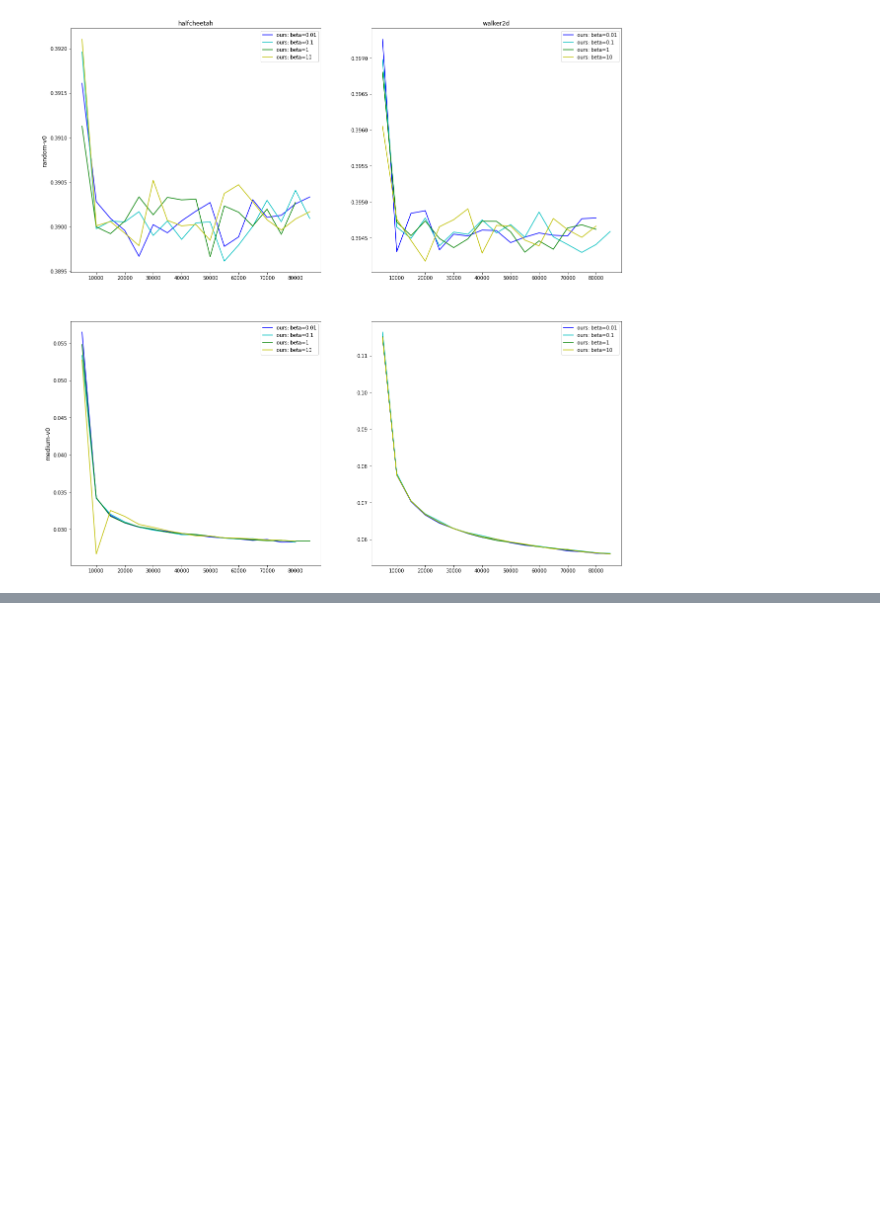
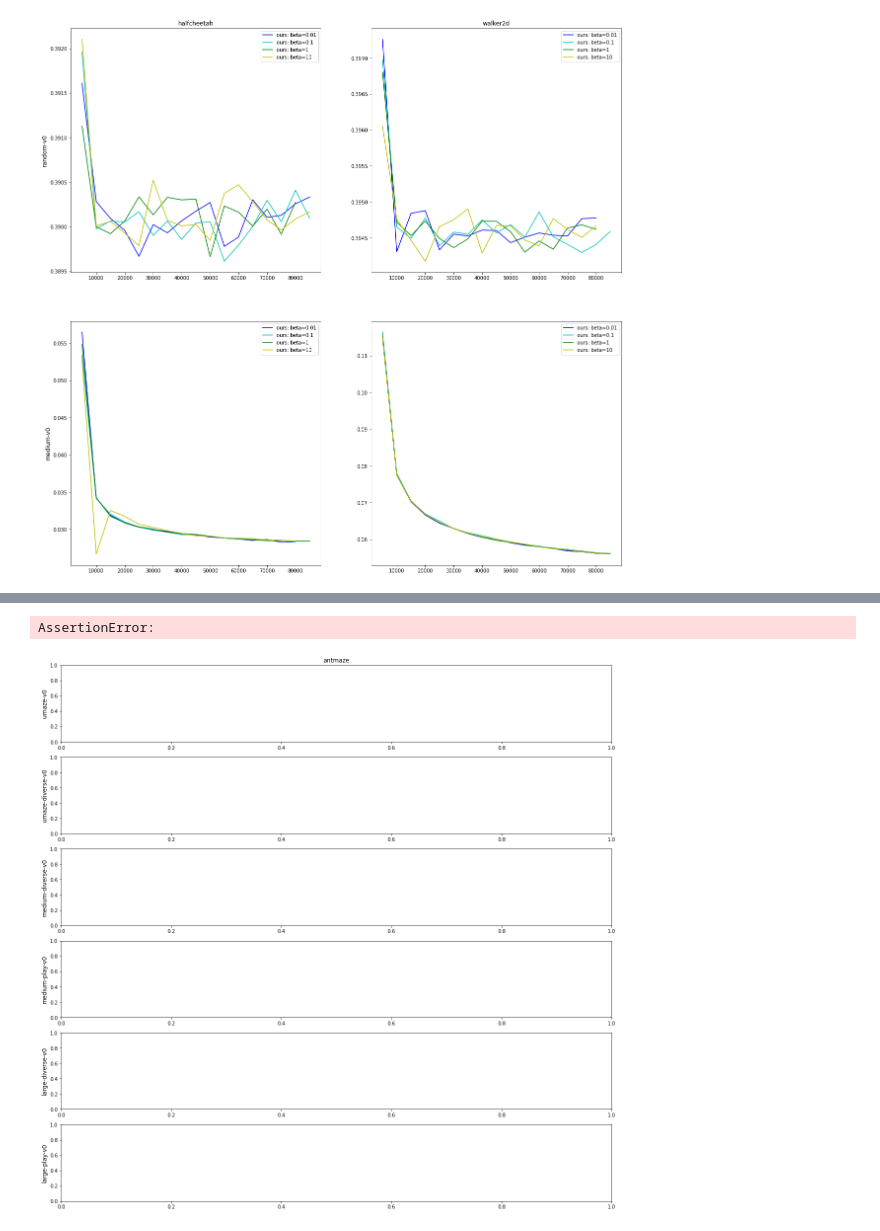
Before and after one commit to kiran-ganeshan/latent-actions, a Jupyter notebook: plotting.ipynb, the cells around one changed output, grey strips where cells are left out. Saved outputs shown, nothing was run; the diff lists cells and outputs as text; code cells hidden in the pictures; blank space fills up the shorter version.

```diff
--- a/plotting.ipynb
+++ b/plotting.ipynb
@@ -36,10 +36,17 @@ def show_programs_and_envs(item,
                            colors=default_colors,
                            aux=None):
     fig, axes = plt.subplots(ncols=len(envs), nrows=len(datasets), figsize=(20, 20))
-    for ax, col in zip(axes[0], envs):
-        ax.set_title(col)
-    for ax, row in zip(axes[:,0], datasets):
-        ax.set_ylabel(row, size='large')
+    if len(envs) > 1:
+        for ax, col in zip(axes[0], envs):
+            ax.set_title(col)
+    else:
+        axes[0].set_title(envs[0])
+    if len(envs) > 1:
+        for ax, row in zip(axes[:,0], datasets):
+            ax.set_ylabel(row, size='large')
+    else:
+        for ax, row in zip(axes, datasets):
+            ax.set_ylabel(row, size='large')
     assert len(colors) >= len(programs)
     for i, env in enumerate(envs):
         for j, dataset in enumerate(datasets):
@@ -216,0 +227,7 @@ plt.scatter(latents[0, -1, :, 0], latents[0, -1, : 1])
+# %%
+envs = ["antmaze"]
+datasets = ["umaze-v0", "umaze-diverse-v0", "medium-diverse-v0", "medium-play-v0", "large-diverse-v0", "large-play-v0"]
+show_programs_and_envs("reward", ['td3_bc', 'td3_bc_vib'], envs, datasets, 1990)
+# %% [output]
+AssertionError:
+[figure, added]
```
Also changed, not shown: parts of 3 cells of this notebook, 59 other files.
